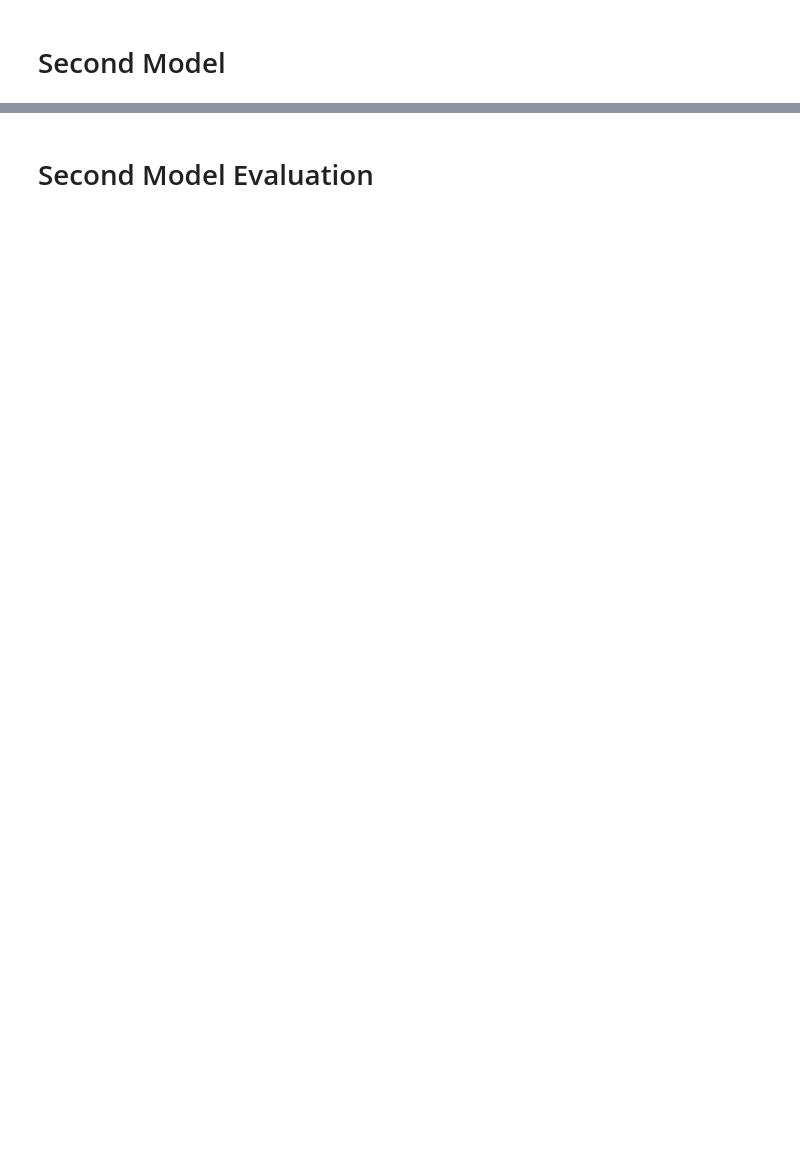
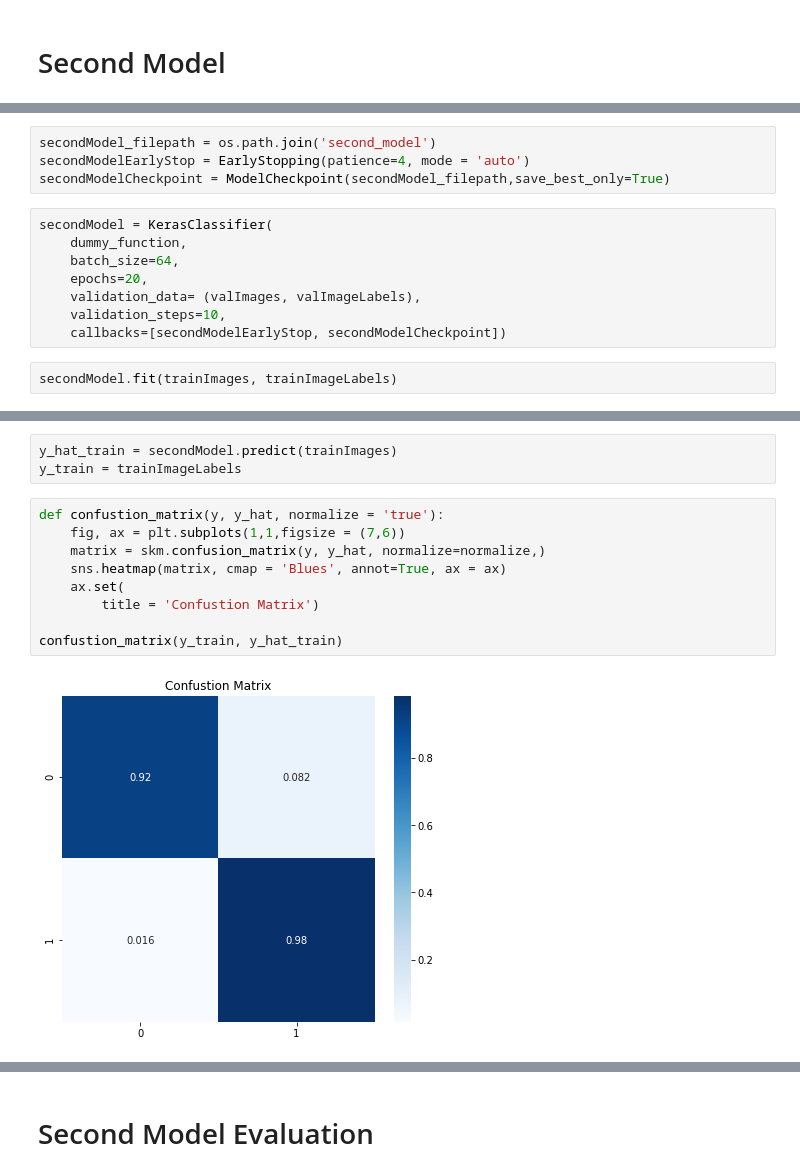
Before and after one commit to minthammock/dsc-mod-4-project-v2-1-onl01-dtsc-pt-041320, a Jupyter notebook: project_notebook.ipynb, the cells around one changed output, grey strips where cells are left out. Saved outputs shown, nothing was run; the diff lists cells and outputs as text; blank space fills up the shorter version.

```diff
--- a/project_notebook.ipynb
+++ b/project_notebook.ipynb
@@ -165,0 +250,14 @@ dfBaseline.plot(ax = ax)
+# %%
+secondModel_filepath = os.path.join('second_model')
+secondModelEarlyStop = EarlyStopping(patience=4, mode = 'auto')
+secondModelCheckpoint = ModelCheckpoint(secondModel_filepath,save_best_only=True)
+# %%
+secondModel = KerasClassifier(
+    dummy_function,
+    batch_size=64,
+    epochs=20,
+    validation_data= (valImages, valImageLabels),
+    validation_steps=10,
+    callbacks=[secondModelEarlyStop, secondModelCheckpoint])
+# %%
+secondModel.fit(trainImages, trainImageLabels)
@@ -165,0 +277,14 @@ dfBaseline.plot(ax = ax)
+# %%
+y_hat_train = secondModel.predict(trainImages)
+y_train = trainImageLabels
+# %%
+def confustion_matrix(y, y_hat, normalize = 'true'):
+    fig, ax = plt.subplots(1,1,figsize = (7,6))
+    matrix = skm.confusion_matrix(y, y_hat, normalize=normalize,)
+    sns.heatmap(matrix, cmap = 'Blues', annot=True, ax = ax)
+    ax.set(
+        title = 'Confustion Matrix')
+
+confustion_matrix(y_train, y_hat_train)
+# %% [output]
+[figure, added]
```
Also changed, not shown: parts of 84 cells of this notebook, 2 other files.
